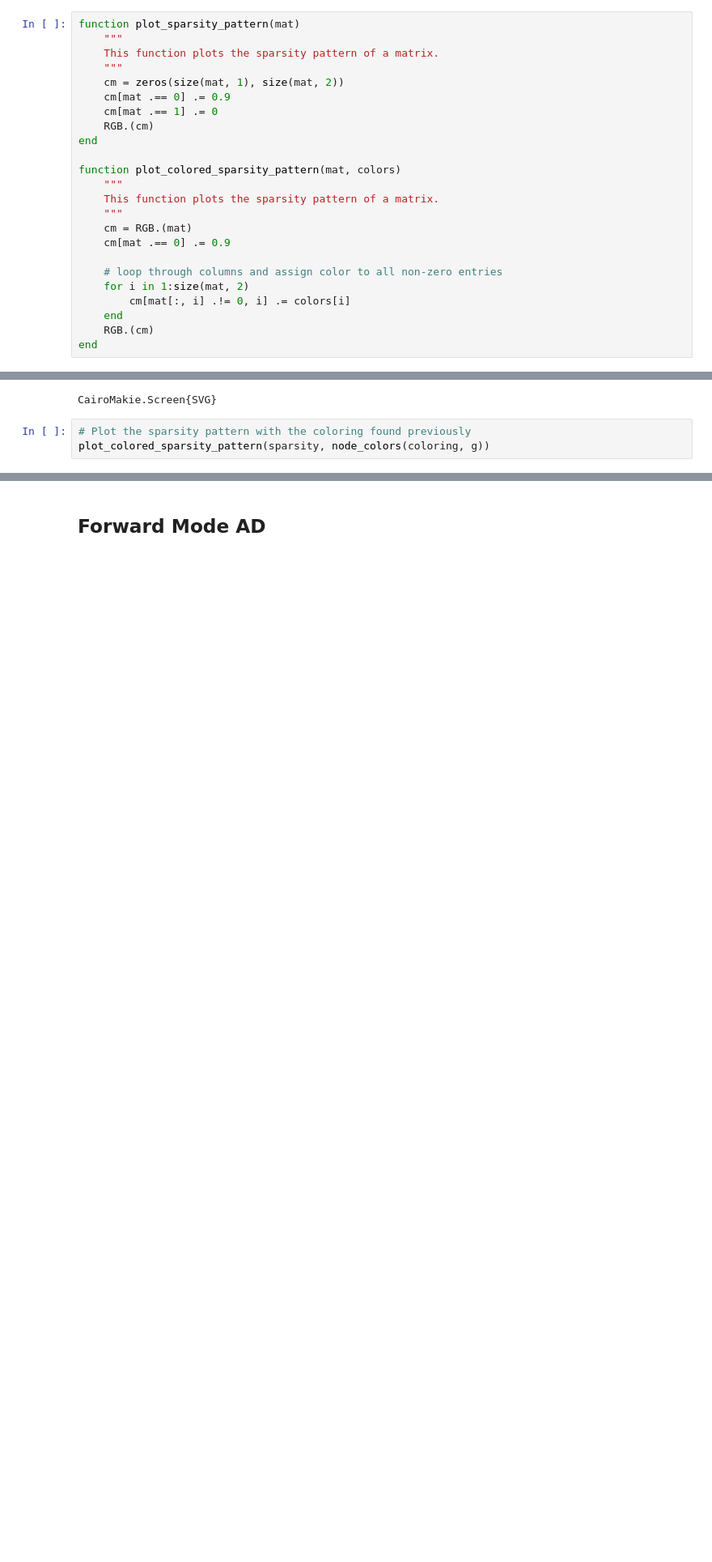
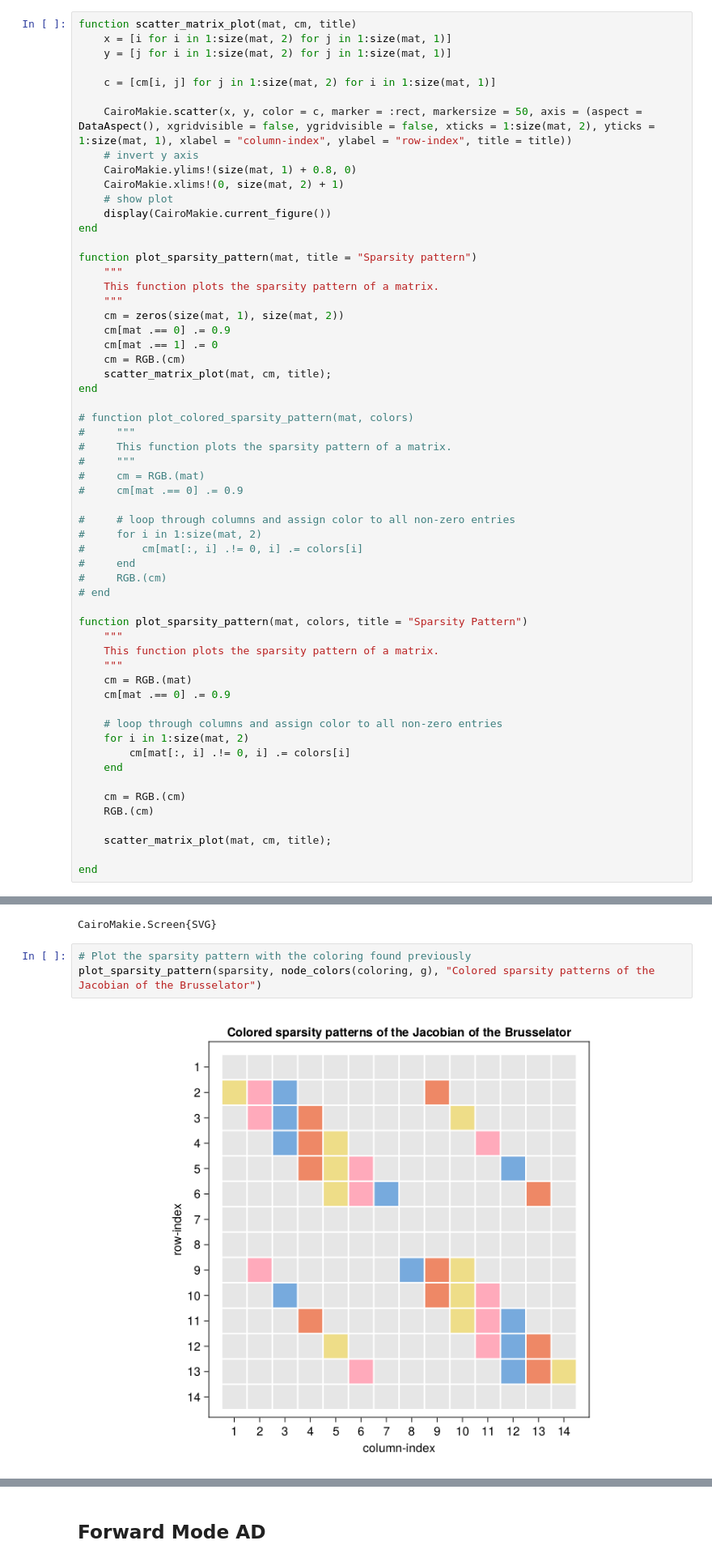
Before and after one commit to leo1200/diffeq, a Jupyter notebook: efficiently_solfving_stiff_differential_equations.ipynb, the cells around one changed output, grey strips where cells are left out. Shown at 81% size. Cells and saved outputs as stored; diff of their text form; blank space fills up the shorter version.

Commit message:
improved how (colored) matrix sparsity patterns are depicted

```diff
--- a/efficiently_solfving_stiff_differential_equations.ipynb
+++ b/efficiently_solfving_stiff_differential_equations.ipynb
@@ -183,17 +183,46 @@ anim_plot_1D (generic function with 1 method)
 # %% [markdown]
 ### Plotting sparse matrices
 # %%
-function plot_sparsity_pattern(mat)
+function scatter_matrix_plot(mat, cm, title)
+    x = [i for i in 1:size(mat, 2) for j in 1:size(mat, 1)]
+    y = [j for i in 1:size(mat, 2) for j in 1:size(mat, 1)]
+
+    c = [cm[i, j] for j in 1:size(mat, 2) for i in 1:size(mat, 1)]
+
+    CairoMakie.scatter(x, y, color = c, marker = :rect, markersize = 50, axis = (aspect = DataAspect(), xgridvisible = false, ygridvisible = false, xticks = 1:size(mat, 2), yticks = 1:size(mat, 1), xlabel = "column-index", ylabel = "row-index", title = title))
+    # invert y axis
+    CairoMakie.ylims!(size(mat, 1) + 0.8, 0)
+    CairoMakie.xlims!(0, size(mat, 2) + 1)
+    # show plot
+    display(CairoMakie.current_figure())
+end
+
+function plot_sparsity_pattern(mat, title = "Sparsity pattern")
     """
     This function plots the sparsity pattern of a matrix.
     """
     cm = zeros(size(mat, 1), size(mat, 2))
     cm[mat .== 0] .= 0.9
     cm[mat .== 1] .= 0
-    RGB.(cm)
+    cm = RGB.(cm)
+    scatter_matrix_plot(mat, cm, title);
 end
 
-function plot_colored_sparsity_pattern(mat, colors)
+# function plot_colored_sparsity_pattern(mat, colors)
+#     """
+#     This function plots the sparsity pattern of a matrix.
+#     """
+#     cm = RGB.(mat)
+#     cm[mat .== 0] .= 0.9
+
+#     # loop through columns and assign color to all non-zero entries
+#     for i in 1:size(mat, 2)
+#         cm[mat[:, i] .!= 0, i] .= colors[i]
+#     end
+#     RGB.(cm)
+# end
+
+function plot_sparsity_pattern(mat, colors, title = "Sparsity Pattern")
     """
     This function plots the sparsity pattern of a matrix.
     """
@@ -204,6 +233,11 @@ function plot_colored_sparsity_pattern(mat, colors)
     for i in 1:size(mat, 2)
         cm[mat[:, i] .!= 0, i] .= colors[i]
     end
+
+    cm = RGB.(cm)
     RGB.(cm)
+
+    scatter_matrix_plot(mat, cm, title);
+
 end
 # %% [output]
@@ -371,5 +395,6 @@ plot_graph(g, coloring)
 CairoMakie.Screen{SVG}
 # %%
 # Plot the sparsity pattern with the coloring found previously
-plot_colored_sparsity_pattern(sparsity, node_colors(coloring, g))
+plot_sparsity_pattern(sparsity, node_colors(coloring, g), "Colored sparsity patterns of the Jacobian of the Brusselator")
 # %% [output]
+[figure, added]
```
Also changed, not shown: parts of 7 cells of this notebook, 1 other file.
